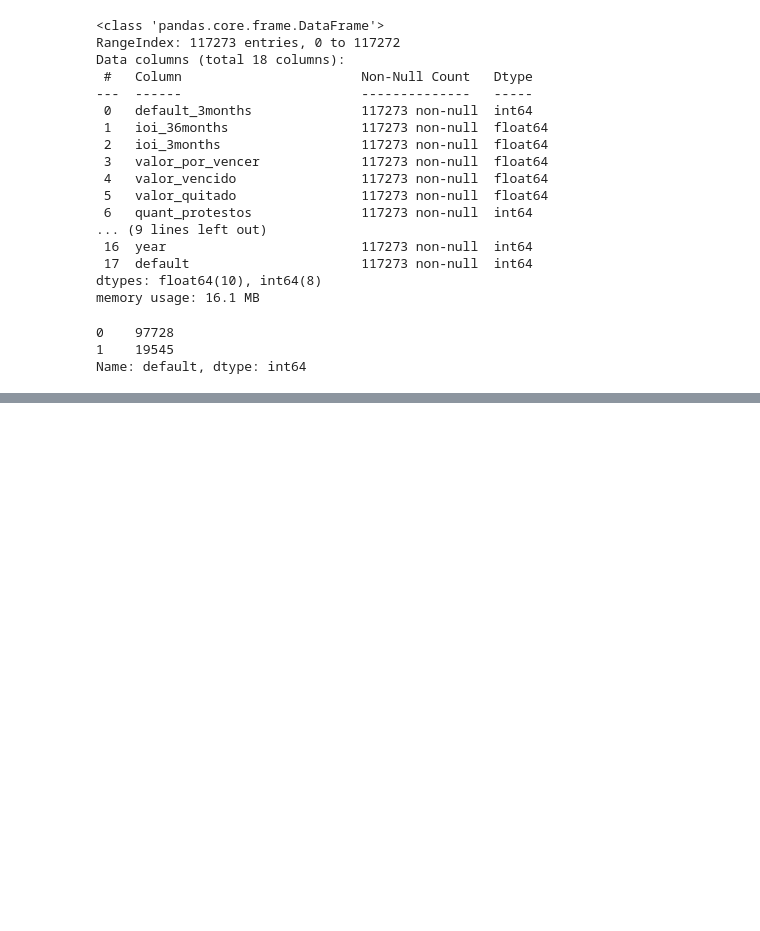
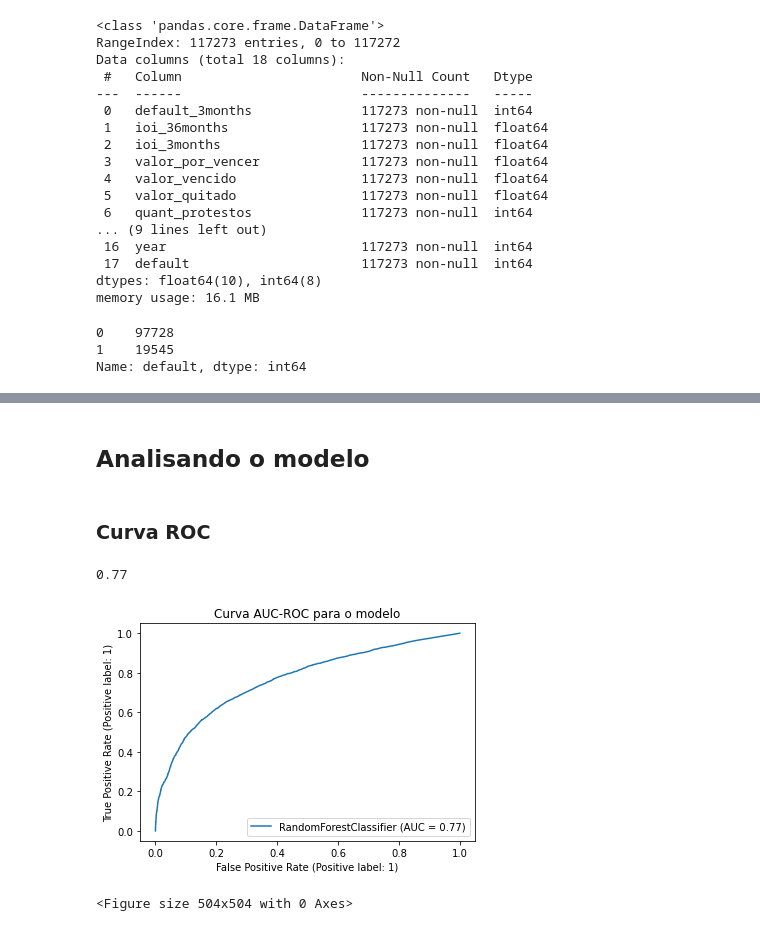
Before and after one commit to carolkgn/desafio_kognita, a Jupyter notebook: Notebooks/X-Health - Pipeline de modelagem.ipynb, the cells around one changed output, grey strips where cells are left out. Drawn from its saved outputs; the diff is of its cells as text; code cells hidden in the pictures; blank space fills up the shorter version.

```diff
--- a/Notebooks/X-Health - Pipeline de modelagem.ipynb
+++ b/Notebooks/X-Health - Pipeline de modelagem.ipynb
@@ -5,2 +14,2 @@ import pandas as pd
 # %%
-df = pd.read_csv('~/Área de Trabalho/desafio_kognita/_data/dataset_2021-5-26-10-14.csv', sep='\t', encoding='utf-8')
+df = pd.read_csv('~/Desktop/desafio_kognita/_data/dataset_2021-5-26-10-14.csv', sep='\t', encoding='utf-8')
@@ -148,5 +173,5 @@ from sklearn.ensemble import RandomForestClassifier
 # %%
-modelo = RandomForestClassifier(n_estimators=100,
+modelo = RandomForestClassifier(n_estimators=1000,
                                bootstrap=True,
                                max_features='sqrt')
 # %%
@@ -162 +189,5 @@ probab = modelo.predict_proba(X_test)[:, 1]
+# %% [markdown]
+## Analisando o modelo
+# %% [markdown]
+### Curva ROC
 # %%
@@ -165,3 +194,13 @@ from sklearn.metrics import roc_auc_score
 valor_roc = roc_auc_score(y_test, probab)
 # %%
-# Rever tudo com cuidado
+valor_roc.round(2)
+# %% [output]
+0.77
+# %%
+metrics.plot_roc_curve(modelo, X_test, y_test)
+plt.title('Curva AUC-ROC para o modelo')
+plt.figure(figsize=(7,7))
+plt.show()
+# %% [output]
+[figure, added]
+<Figure size 504x504 with 0 Axes>
```
Also changed, not shown: parts of 21 cells of this notebook, 1 other file.
